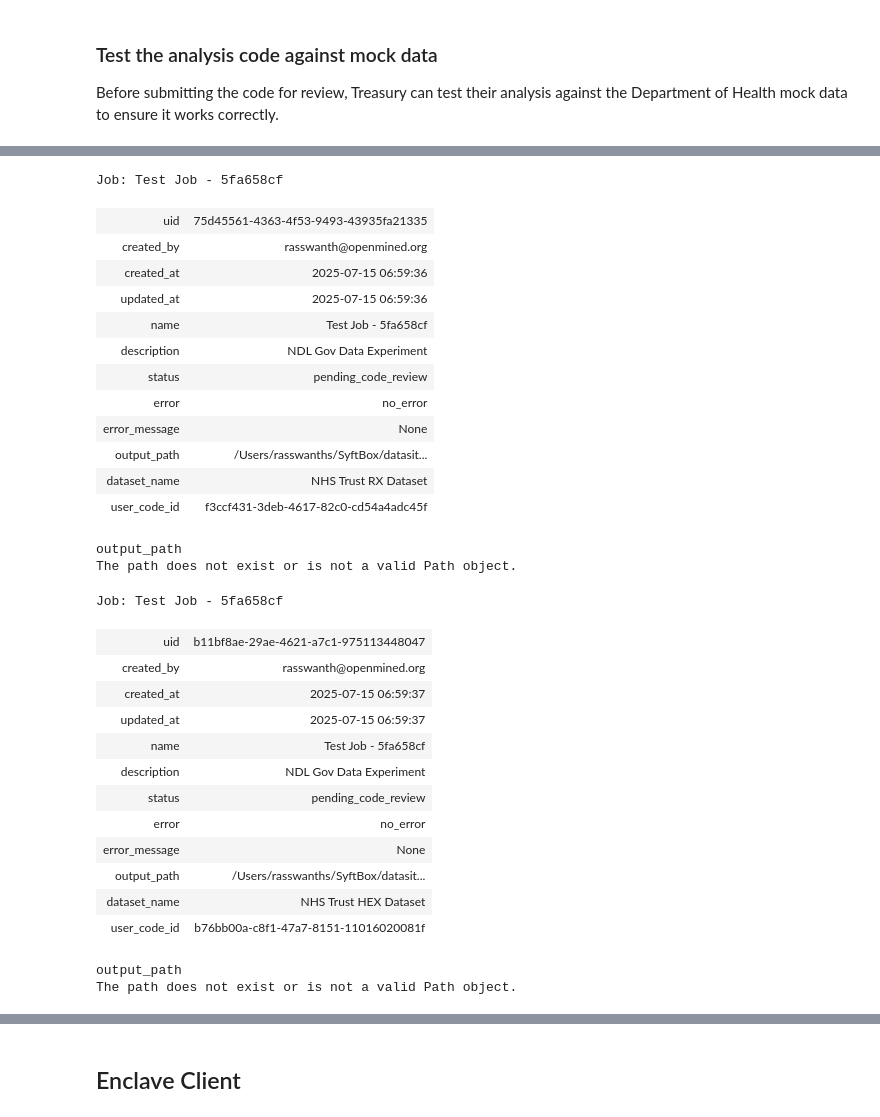
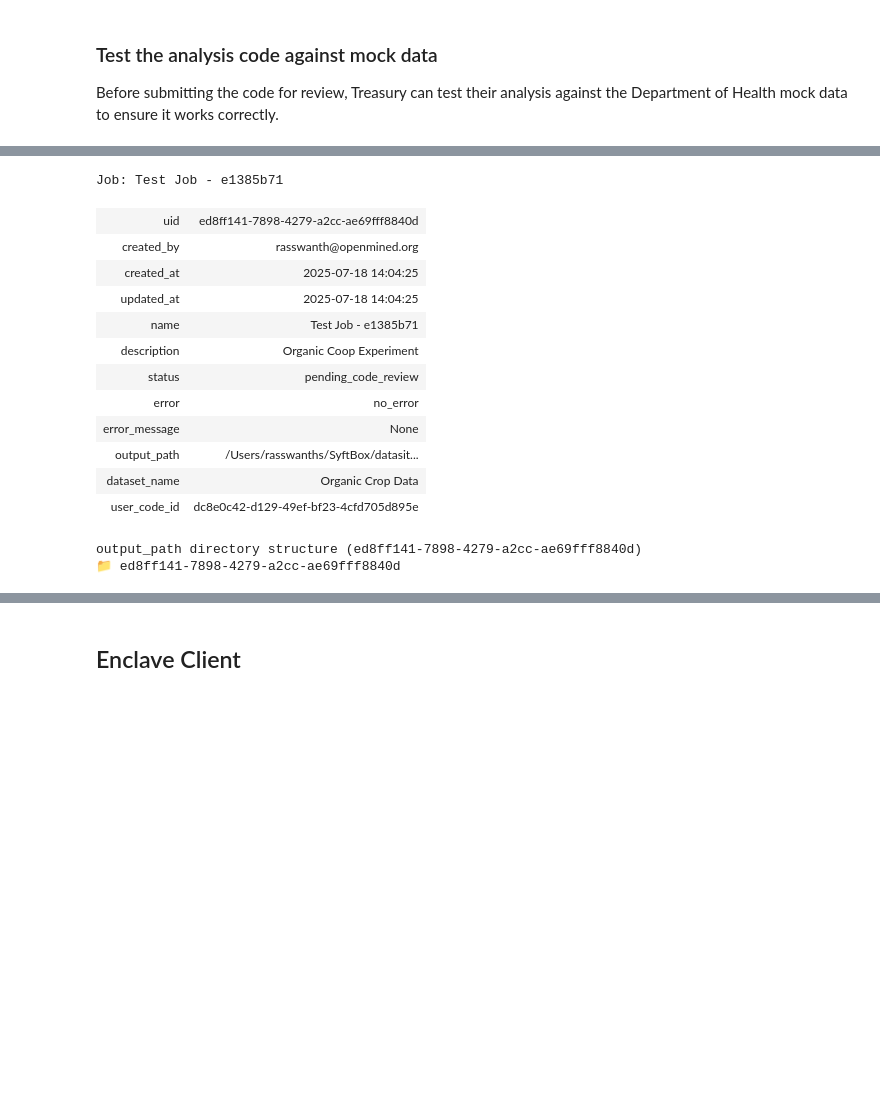
Before and after one commit to OpenMined/datasets, a Jupyter notebook: enclave/organic-coop/DS-NDL-E2E.ipynb, the cells around one changed output, grey strips where cells are left out. Cells and saved outputs as stored; diff of their text form; code cells hidden in the pictures; blank space fills up the shorter version.

```diff
--- a/enclave/organic-coop/DS-NDL-E2E.ipynb
+++ b/enclave/organic-coop/DS-NDL-E2E.ipynb
@@ -94,10 +74,7 @@ from IPython.display import display
 for dataset in datasets:
     mock_path = dataset.get_mock_path()
     mock_csv_path = list(Path(mock_path).glob("*.csv"))[0]
-    df_mock = pd.read_csv(mock_csv_path, parse_dates=['event_date'])
-
-    display(f"Record types: {df_mock['record_type'].unique()}")
-    display(f"Regions: {df_mock['region_code'].unique()}")
+    df_mock = pd.read_csv(mock_csv_path)
 
     display(df_mock.head(3))
     print("\n\n\n")
@@ -121,5 +90,5 @@ for dataset in datasets:
 code_path = Path(".") / "code"
 code_path.mkdir(exist_ok=True)
 
-code_file_name  = "dh_analysis.py"
+code_file_name  = "crop_analysis.py"
 code_file_path = code_path / code_file_name
@@ -202,0 +95,34 @@ Overwriting code/dh_analysis.py
+# %%
+%%writefile {code_file_path}
+
+import os
+from pathlib import Path
+from sys import exit
+
+import pandas as pd
+
+DATA_DIR = os.environ["DATA_DIR"]
+OUTPUT_DIR = os.environ["OUTPUT_DIR"]
+
+dataset_paths = [ Path(dataset_path) for dataset_path in DATA_DIR.split(",")]
+csv_paths = []
+for dataset_path in dataset_paths:
+    csv_paths.extend(list(Path(dataset_path).glob("*.csv")))
+
+total_carrots = 0
+total_tomatoes = 0
+
+for csv_path in csv_paths:
+    if not csv_path.exists():
+        print(f"Warning: CSV path does not exist: {csv_path}")
+        exit(1)
+    df = pd.read_csv(csv_path)
+    total_carrots += df[df["Product name"] == "Carrots"]["Quantity"].sum()
+    total_tomatoes += df[df["Product name"] == "Tomatoes"]["Quantity"].sum()
+
+print(f"Total Carrots: {total_carrots}\n")
+print(f"Total Tomatoes: {total_tomatoes}\n")
+
+with open(os.path.join(OUTPUT_DIR, "output.txt"), "w") as f:
+    f.write(f"Total Carrots: {total_carrots}\n")
+    f.write(f"Total Tomatoes: {total_tomatoes}\n")
@@ -253,12 +160,12 @@ Job Name: Test Job - 5fa658cf
 # %%
-ENCLAVE = "enclave-ndl-gov-data@openmined.org"
+ENCLAVE = "enclave-organic-coop@openmined.org"
 
 jobs = []
 
 for ds_client, dataset in zip(ds_clients, datasets):
     job = ds_client.jobs.submit(
                 name=JOB_NAME,
-                description="NDL Gov Data Experiment",
+                description="Organic Coop Experiment",
                 user_code_path=code_path,
                 dataset_name=dataset.name,
                 entrypoint = code_file_name,
@@ -270,33 +178,18 @@ for ds_client, dataset in zip(ds_clients, datasets):
-Job: Test Job - 5fa658cf
+Job: Test Job - e1385b71
-| uid | 75d45561-4363-4f53-9493-43935fa21335 |
+| uid | ed8ff141-7898-4279-a2cc-ae69fff8840d |
 | created_by | rasswanth@openmined.org |
-| created_at | 2025-07-15 06:59:36 |
-| updated_at | 2025-07-15 06:59:36 |
-| name | Test Job - 5fa658cf |
-| description | NDL Gov Data Experiment |
+| created_at | 2025-07-18 14:04:25 |
+| updated_at | 2025-07-18 14:04:25 |
+| name | Test Job - e1385b71 |
+| description | Organic Coop Experiment |
 | status | pending_code_review |
 | error | no_error |
 | error_message | None |
 | output_path | /Users/rasswanths/SyftBox/datasit... |
-| dataset_name | NHS Trust RX Dataset |
-| user_code_id | f3ccf431-3deb-4617-82c0-cd54a4adc45f |
+| dataset_name | Organic Crop Data |
+| user_code_id | dc8e0c42-d129-49ef-bf23-4cfd705d895e |
-output_path
-The path does not exist or is not a valid Path object.
+output_path directory structure (ed8ff141-7898-4279-a2cc-ae69fff8840d)
+📁 ed8ff141-7898-4279-a2cc-ae69fff8840d
-Job: Test Job - 5fa658cf
-| uid | b11bf8ae-29ae-4621-a7c1-975113448047 |
-| created_by | rasswanth@openmined.org |
-| created_at | 2025-07-15 06:59:37 |
-| updated_at | 2025-07-15 06:59:37 |
-| name | Test Job - 5fa658cf |
-| description | NDL Gov Data Experiment |
-| status | pending_code_review |
-| error | no_error |
-| error_message | None |
-| output_path | /Users/rasswanths/SyftBox/datasit... |
-| dataset_name | NHS Trust HEX Dataset |
-| user_code_id | b76bb00a-c8f1-47a7-8151-11016020081f |
-output_path
-The path does not exist or is not a valid Path object.
 # %%
 ds_clients[0].jobs.get(name=JOB_NAME).describe()
 # %% [output]
```
Also changed, not shown: parts of 25 cells of this notebook.
